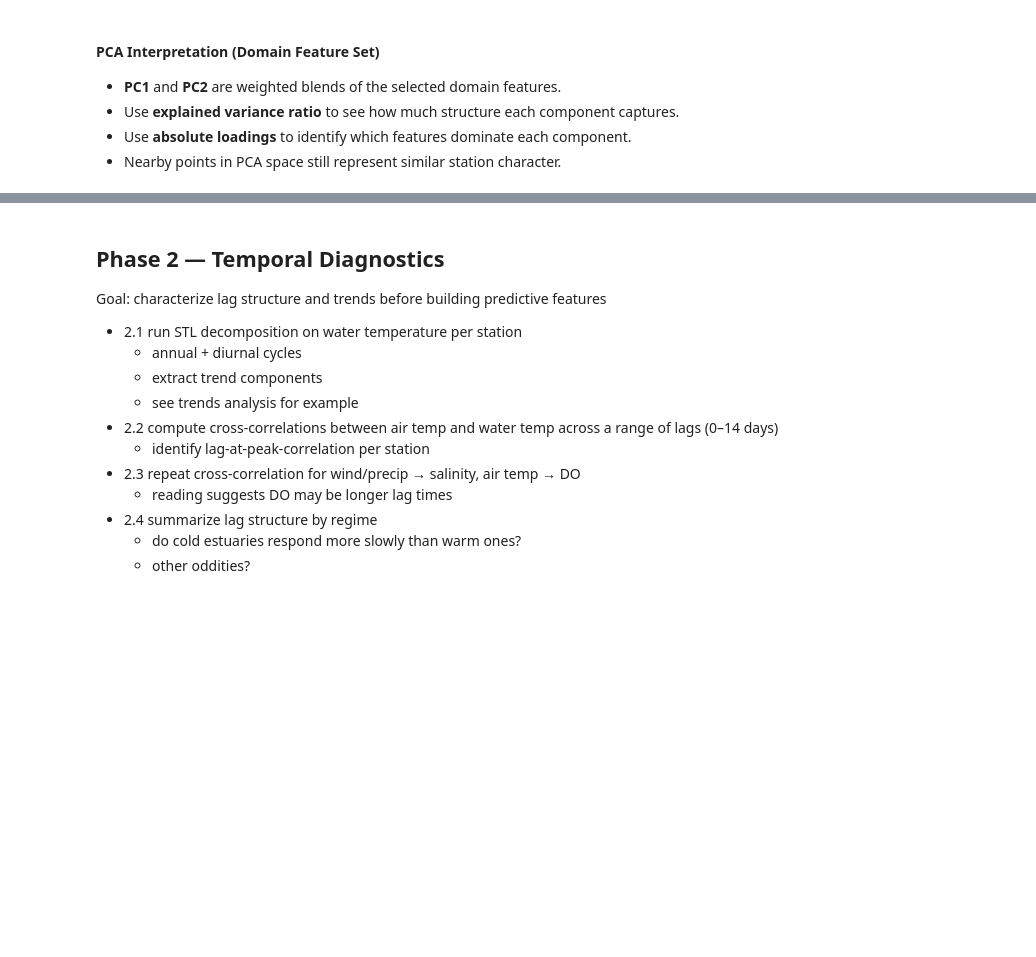
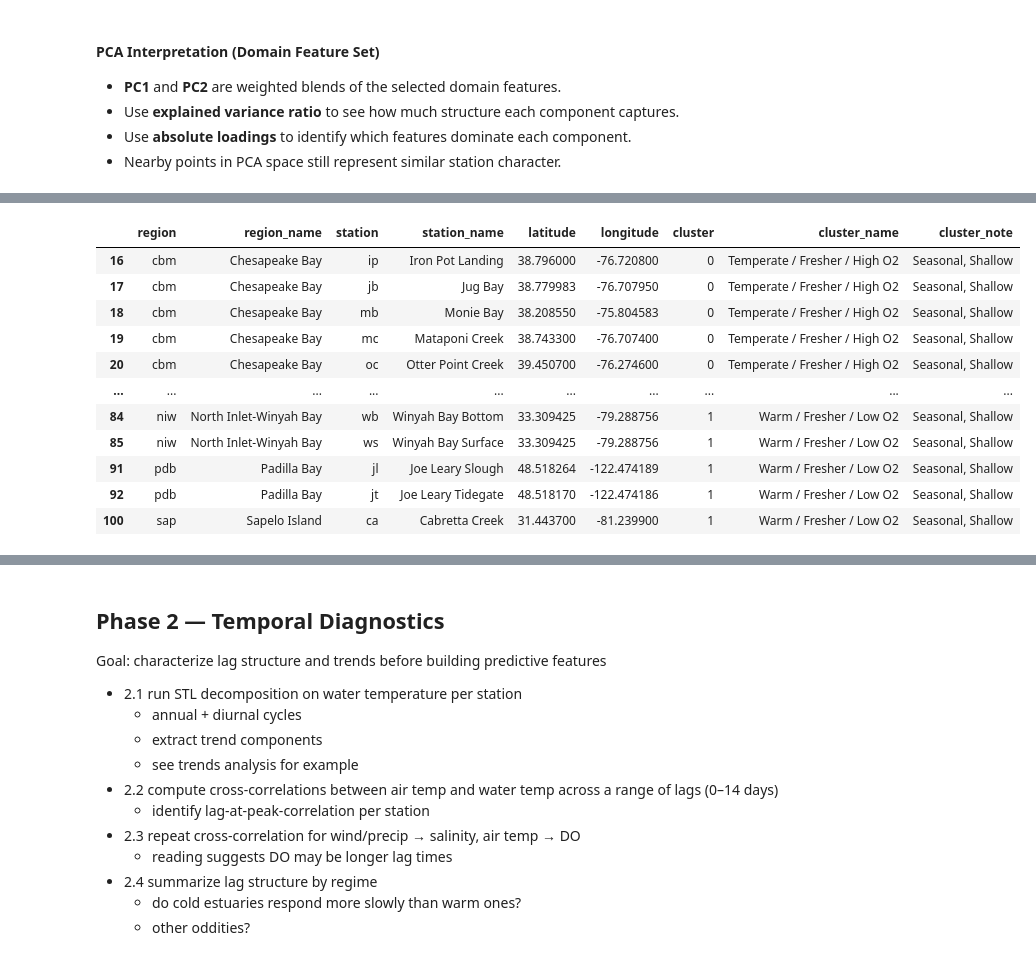
Before and after one commit to jeturcotte/estuaries, a Jupyter notebook: code/t4d.full.project.ipynb, the cells around one changed output, grey strips where cells are left out. Drawn from its saved outputs; the diff is of its cells as text; code cells hidden in the pictures; blank space fills up the shorter version.

```diff
--- a/code/t4d.full.project.ipynb
+++ b/code/t4d.full.project.ipynb
@@ -801,0 +1163,88 @@ pca_loadings.round( 3 )
+# %%
+# 1.6 - save reference tables for reporting
+if 'cluster_station' not in globals( ):
+    if 'station_baseline_display' in globals( ):
+        cluster_station = station_baseline_display.copy( )
+
+    else:
+        cluster_station = station_baseline.copy( )
+
+        cluster_station = cluster_station.merge(
+            station_lookup[ [ 'region', 'station', 'station_name', 'region_name', 'latitude', 'longitude' ] ],
+            on = [ 'region', 'station' ],
+            how = 'left',
+        )
+
+    if 'cluster_name' not in cluster_station.columns:
+        cluster_station[ 'cluster_name' ] = 'Cluster ' + cluster_station[ 'cluster' ].astype( str )
+
+    if 'cluster_note' not in cluster_station.columns:
+        cluster_station[ 'cluster_note' ] = ''
+
+cluster_station[ 'latitude' ] = pd.to_numeric( cluster_station[ 'latitude' ], errors = 'coerce' )
+cluster_station[ 'longitude' ] = pd.to_numeric( cluster_station[ 'longitude' ], errors = 'coerce' )
+
+cluster_specs = (
+    cluster_station
+    .groupby( 'cluster', as_index = False )
+    .agg(
+        cluster_name = ( 'cluster_name', 'first' ),
+        cluster_note = ( 'cluster_note', 'first' ),
+        n_stations = ( 'station', 'nunique' ),
+        n_regions = ( 'region', 'nunique' ),
+        mean_annual_water_temp = ( 'mean_annual_water_temp', 'mean' ),
+        seasonal_amp_water_temp = ( 'seasonal_amp_water_temp', 'mean' ),
+        mean_annual_salinity = ( 'mean_annual_salinity', 'mean' ),
+        seasonal_amp_salinity = ( 'seasonal_amp_salinity', 'mean' ),
+        mean_annual_oxygen = ( 'mean_annual_oxygen', 'mean' ),
+        seasonal_amp_oxygen = ( 'seasonal_amp_oxygen', 'mean' ),
+        mean_annual_depth = ( 'mean_annual_depth', 'mean' ),
+        mean_latitude = ( 'latitude', 'mean' ),
+        mean_longitude = ( 'longitude', 'mean' ),
+    )
+    .sort_values( 'cluster' )
+    .reset_index( drop = True )
+)
+
+for col in [
+    'mean_annual_water_temp',
+    'seasonal_amp_water_temp',
+    'mean_annual_salinity',
+    'seasonal_amp_salinity',
+    'mean_annual_oxygen',
+    'seasonal_amp_oxygen',
+    'mean_annual_depth',
+    'mean_latitude',
+    'mean_longitude',
+]:
+    cluster_specs[ col ] = cluster_specs[ col ].round( 3 )
+
+cluster_station_table = cluster_station[ [
+    'region',
+    'region_name',
+    'station',
+    'station_name',
+    'latitude',
+    'longitude',
+    'cluster',
+    'cluster_name',
+    'cluster_note',
+] ].sort_values( [ 'cluster', 'region', 'station' ] )
+
+cluster_specs_path = '../data/reference/t4d.domain.cluster.specs.csv'
+cluster_station_table_path = '../data/reference/t4d.cluster.station.table.csv'
+
+cluster_specs.to_csv( cluster_specs_path, index = False )
+cluster_station_table.to_csv( cluster_station_table_path, index = False )
+
+print( f'saved: {cluster_specs_path}' )
+print( f'saved: {cluster_station_table_path}' )
+
+print( )
+print( 'cluster specs:' )
+cluster_specs
+
+print( )
+print( 'station table sample:' )
+cluster_station_table.head( 80 )
+# %% [output]
@@ -801,0 +1257,12 @@ pca_loadings.round( 3 )
+|  | region | region_name | station | station_name | latitude | longitude | cluster | cluster_name | cluster_note |
+| 16 | cbm | Chesapeake Bay | ip | Iron Pot Landing | 38.796000 | -76.720800 | 0 | Temperate / Fresher / High O2 | Seasonal, Shallow |
+| 17 | cbm | Chesapeake Bay | jb | Jug Bay | 38.779983 | -76.707950 | 0 | Temperate / Fresher / High O2 | Seasonal, Shallow |
+| 18 | cbm | Chesapeake Bay | mb | Monie Bay | 38.208550 | -75.804583 | 0 | Temperate / Fresher / High O2 | Seasonal, Shallow |
+| 19 | cbm | Chesapeake Bay | mc | Mataponi Creek | 38.743300 | -76.707400 | 0 | Temperate / Fresher / High O2 | Seasonal, Shallow |
+| 20 | cbm | Chesapeake Bay | oc | Otter Point Creek | 39.450700 | -76.274600 | 0 | Temperate / Fresher / High O2 | Seasonal, Shallow |
+| ... | ... | ... | ... | ... | ... | ... | ... | ... | ... |
+| 84 | niw | North Inlet-Winyah Bay | wb | Winyah Bay Bottom | 33.309425 | -79.288756 | 1 | Warm / Fresher / Low O2 | Seasonal, Shallow |
+| 85 | niw | North Inlet-Winyah Bay | ws | Winyah Bay Surface | 33.309425 | -79.288756 | 1 | Warm / Fresher / Low O2 | Seasonal, Shallow |
+| 91 | pdb | Padilla Bay | jl | Joe Leary Slough | 48.518264 | -122.474189 | 1 | Warm / Fresher / Low O2 | Seasonal, Shallow |
+| 92 | pdb | Padilla Bay | jt | Joe Leary Tidegate | 48.518170 | -122.474186 | 1 | Warm / Fresher / Low O2 | Seasonal, Shallow |
+| 100 | sap | Sapelo Island | ca | Cabretta Creek | 31.443700 | -81.239900 | 1 | Warm / Fresher / Low O2 | Seasonal, Shallow |
```
Also changed, not shown: parts of 26 cells of this notebook.
